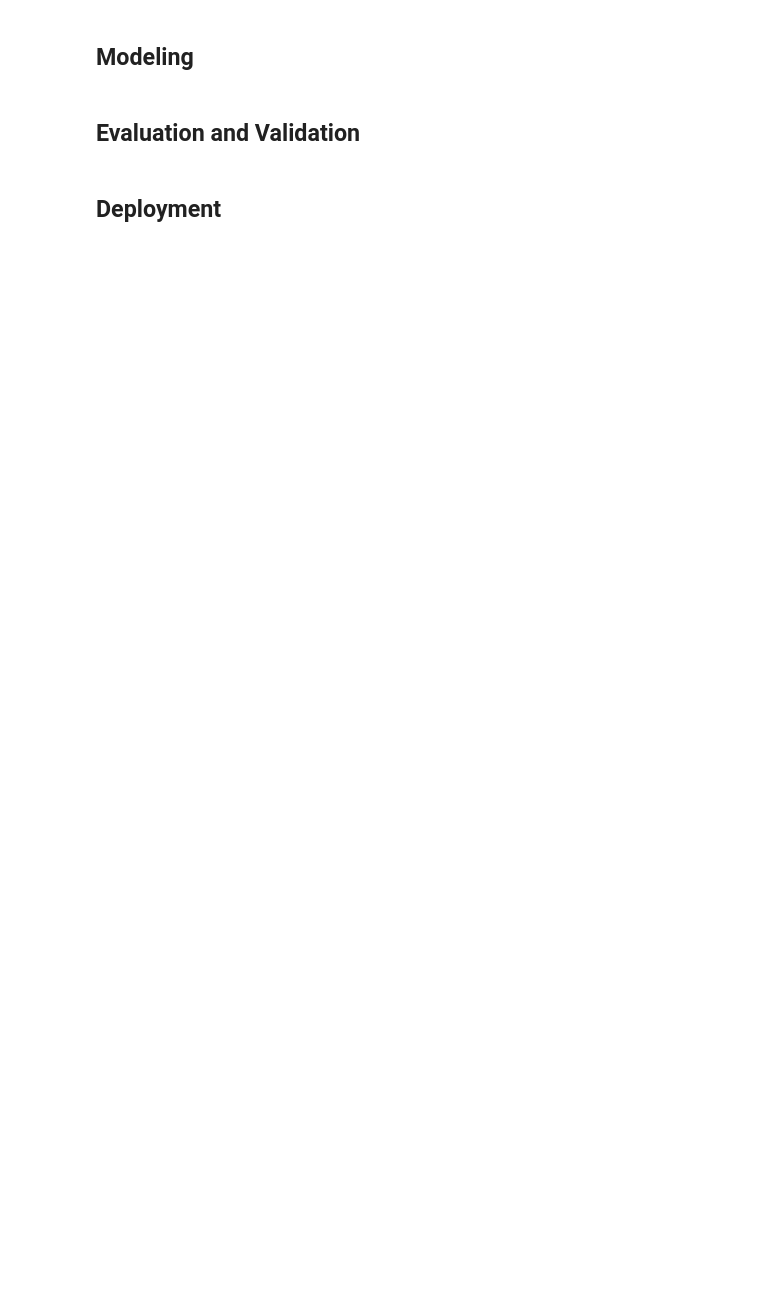
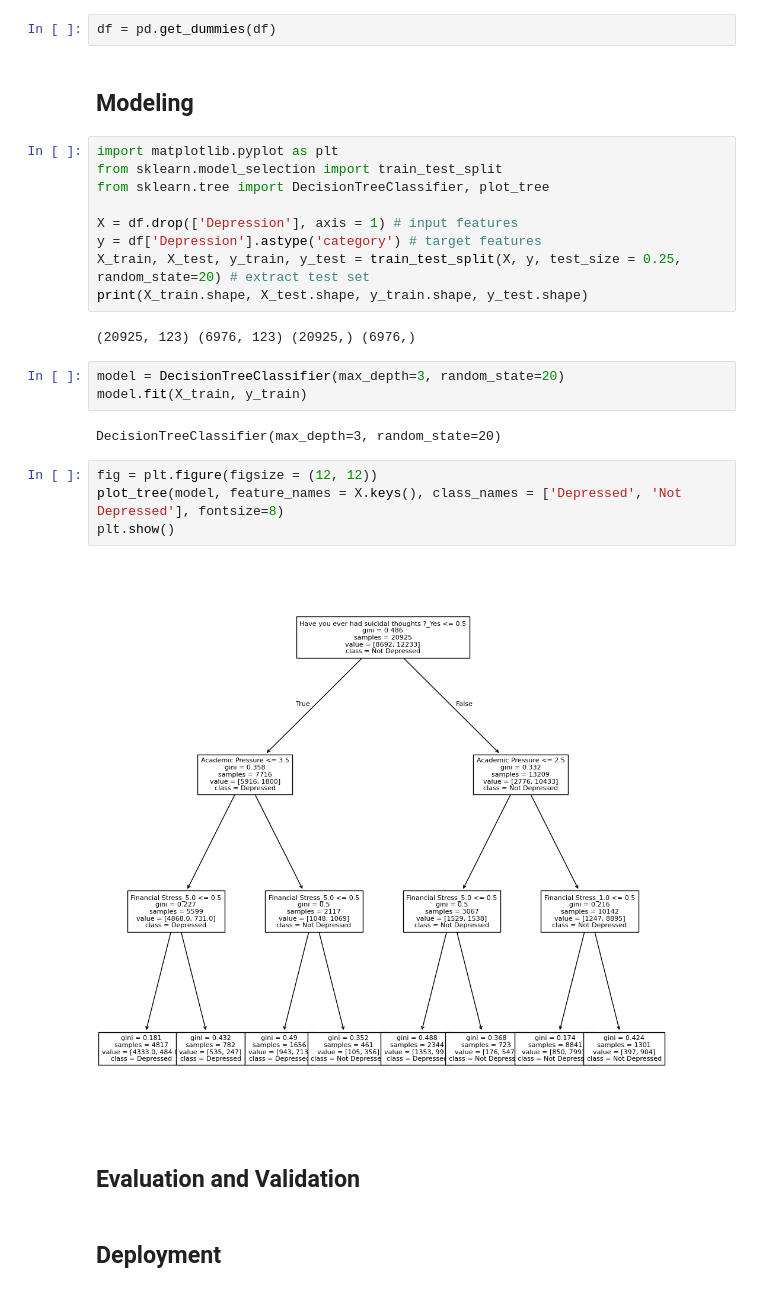
Before and after one commit to samuelms123/ML-project, a Jupyter notebook: StudentDepression.ipynb, the cells around one changed output. Saved outputs shown, nothing was run; the diff lists cells and outputs as text; blank space fills up the shorter version.

Commit message:
Add beginnings of modeling

```diff
--- a/StudentDepression.ipynb
+++ b/StudentDepression.ipynb
@@ -67,8 +67,32 @@ Depression                               0
 dtype: int64
 # %% [markdown]
 ## Data Preparation
+# %%
+df = pd.get_dummies(df)
 # %% [markdown]
 ## Modeling
+# %%
+import matplotlib.pyplot as plt
+from sklearn.model_selection import train_test_split
+from sklearn.tree import DecisionTreeClassifier, plot_tree
+
+X = df.drop(['Depression'], axis = 1) # input features
+y = df['Depression'].astype('category') # target features
+X_train, X_test, y_train, y_test = train_test_split(X, y, test_size = 0.25, random_state=20) # extract test set
+print(X_train.shape, X_test.shape, y_train.shape, y_test.shape)
+# %% [output]
+(20925, 123) (6976, 123) (20925,) (6976,)
+# %%
+model = DecisionTreeClassifier(max_depth=3, random_state=20)
+model.fit(X_train, y_train)
+# %% [output]
+DecisionTreeClassifier(max_depth=3, random_state=20)
+# %%
+fig = plt.figure(figsize = (12, 12))
+plot_tree(model, feature_names = X.keys(), class_names = ['Depressed', 'Not Depressed'], fontsize=8)
+plt.show()
+# %% [output]
+[figure, added]
 # %% [markdown]
 ## Evaluation and Validation
 # %% [markdown]
```
Also changed, not shown: parts of 1 cell of this notebook.
